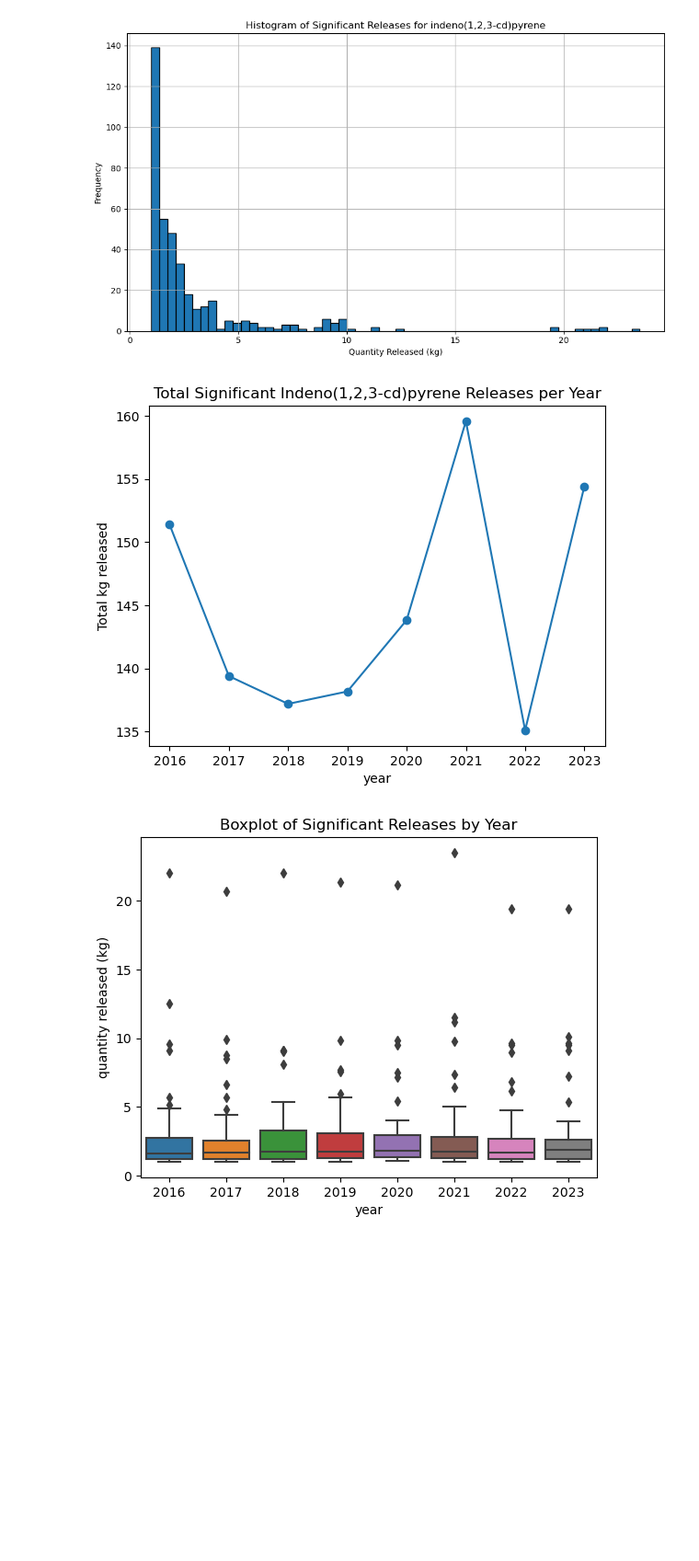
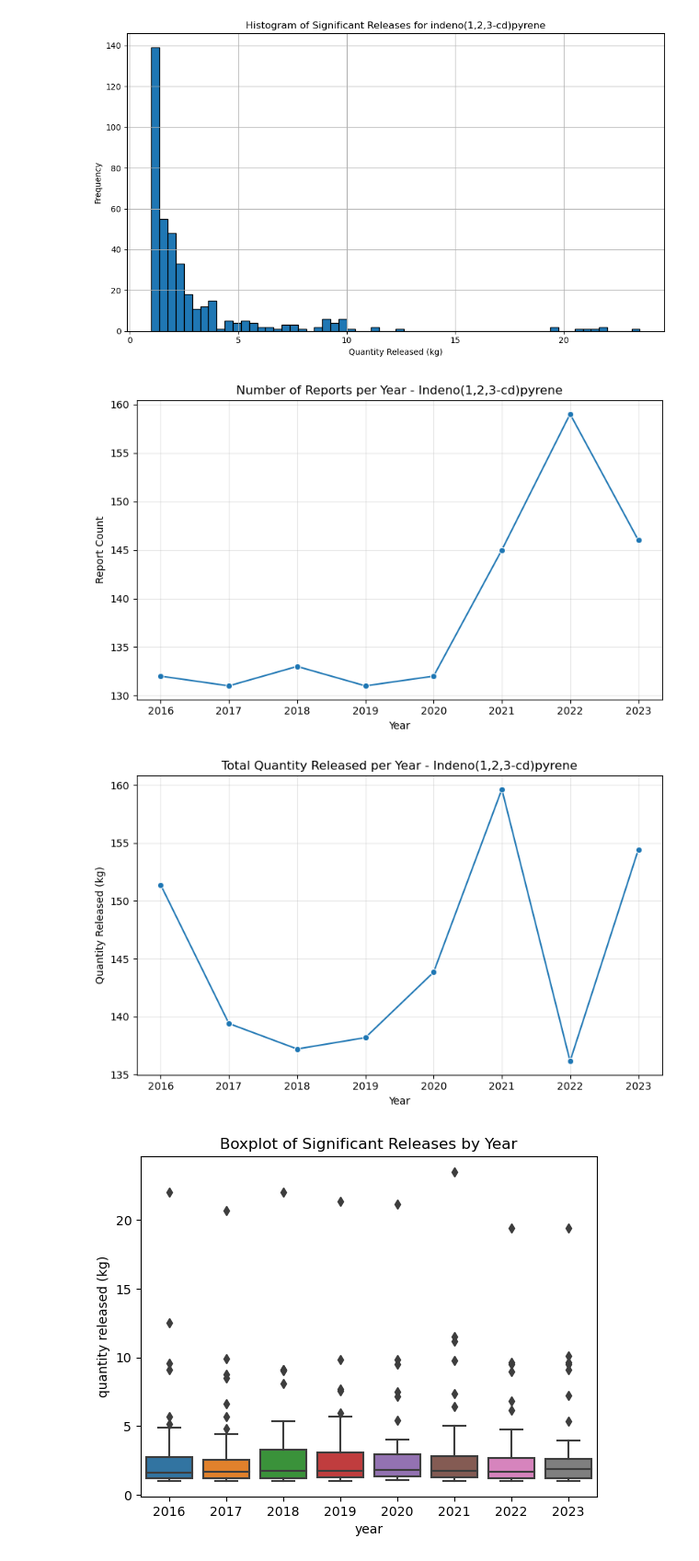
Before and after one commit to Kkkkyf7/DEFRA1, a Jupyter notebook: AndreiPankratov/Indeno(1,2,3-cd)pyrene.ipynb.ipynb, the cells around one changed output. Shown: that part at 92% size. Drawn from its saved outputs; the diff is of its cells as text; code cells hidden in the pictures; blank space fills up the shorter version.

Commit message:
some more graphs

```diff
--- a/AndreiPankratov/Indeno(1,2,3-cd)pyrene.ipynb.ipynb
+++ b/AndreiPankratov/Indeno(1,2,3-cd)pyrene.ipynb.ipynb
@@ -218,12 +214,37 @@ threshold = target_df["reporting threshold (kg)"].mean()
 # Filter significant
 significant_df = target_df[target_df["quantity released (kg)"] > threshold]
 # %%
-yearly_sum = significant_df.groupby("year")["quantity released (kg)"].sum()
-yearly_sum.plot(marker='o', title="Total Significant Indeno(1,2,3-cd)pyrene Releases per Year")
-plt.ylabel("Total kg released")
+import seaborn as sns
+import matplotlib.pyplot as plt
+
+# Frequency of reports (i.e., number of rows) per year
+indeno_freq = target_df.groupby('year').size().reset_index(name='Report Count')
+
+# Total quantity released per year
+indeno_quantity = target_df.groupby('year')['quantity released (kg)'].sum().reset_index()
+
+# Plot 1: Report frequency for Indeno(1,2,3-cd)pyrene
+plt.figure(figsize=(8, 5))
+sns.lineplot(data=indeno_freq, x='year', y='Report Count', marker='o')
+plt.title('Number of Reports per Year - Indeno(1,2,3-cd)pyrene')
+plt.xlabel('Year')
+plt.ylabel('Report Count')
+plt.grid(True, alpha=0.3)
+plt.tight_layout()
 plt.show()
+
+# Plot 2: Total quantity released
+plt.figure(figsize=(8, 5))
+sns.lineplot(data=indeno_quantity, x='year', y='quantity released (kg)', marker='o')
+plt.title('Total Quantity Released per Year - Indeno(1,2,3-cd)pyrene')
+plt.xlabel('Year')
+plt.ylabel('Quantity Released (kg)')
+plt.grid(True, alpha=0.3)
+plt.tight_layout()
+plt.show()
 # %% [output]
-[figure, old version]
+[figure, new version]
+[figure, added]
 # %%
 sns.boxplot(data=significant_df, x="year", y="quantity released (kg)")
 plt.title("Boxplot of Significant Releases by Year")
```
Also changed, not shown: parts of 6 cells of this notebook.
